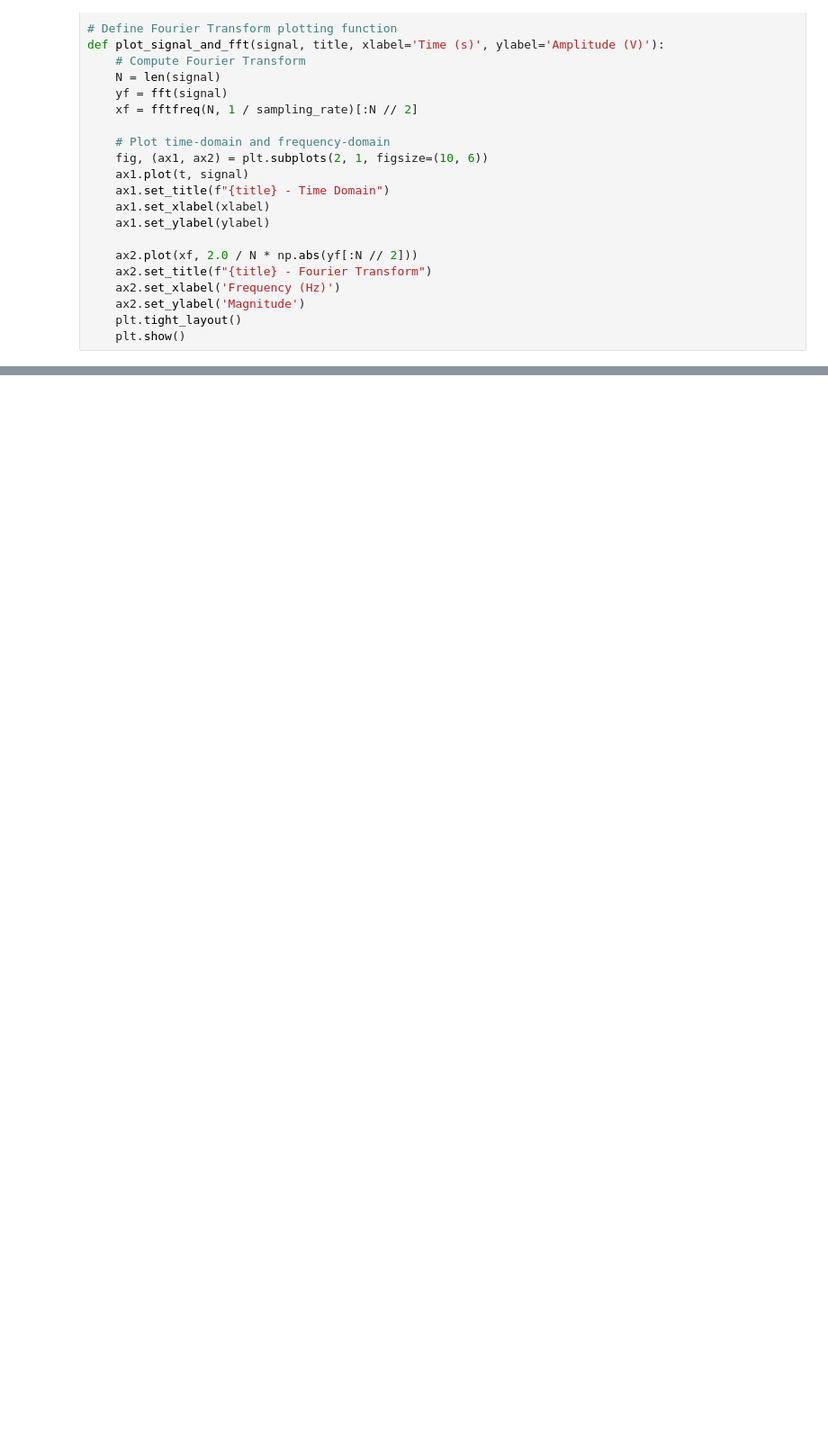
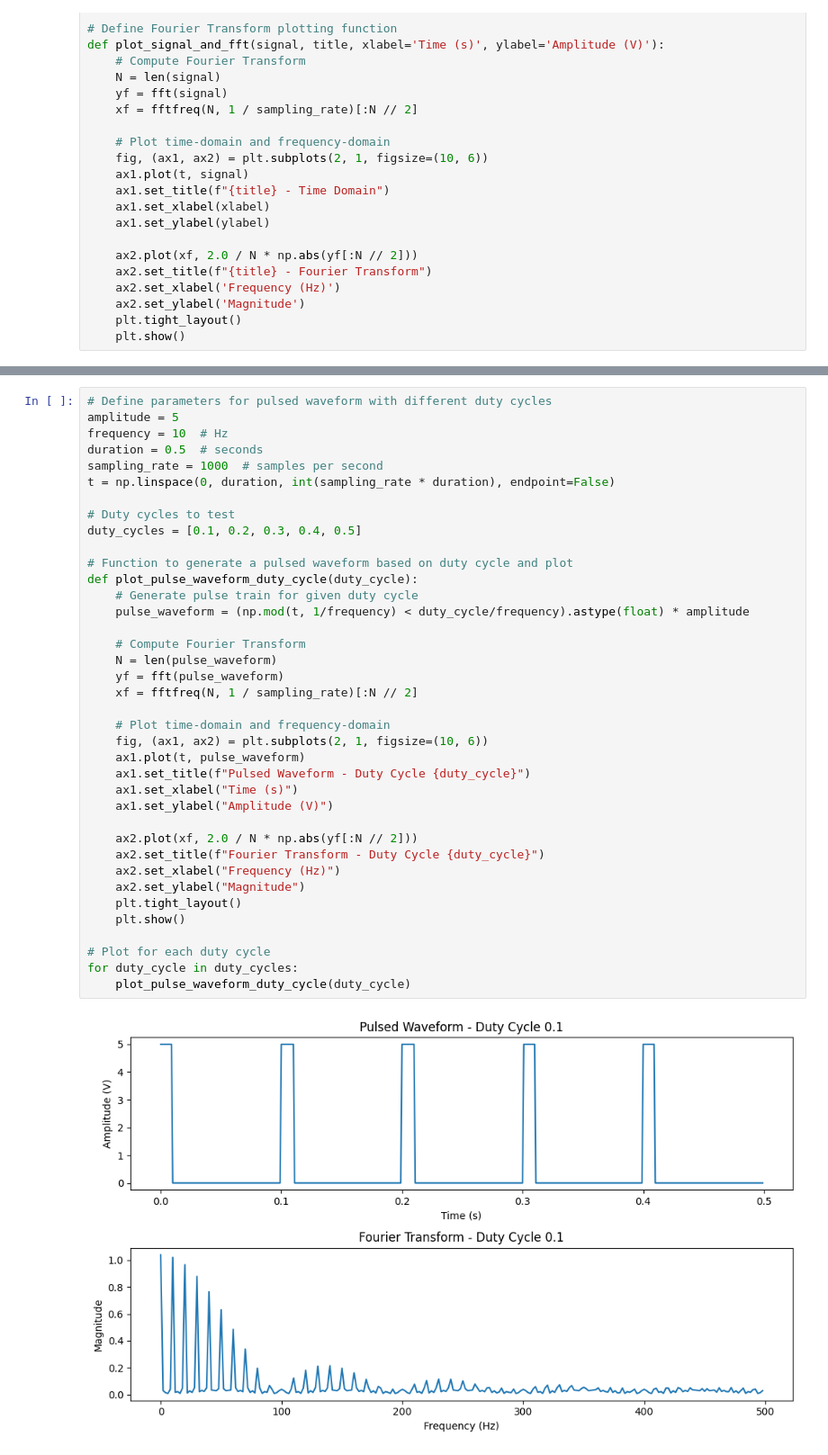
Before and after one commit to SCHAB2210/Assignments_MAS512, a Jupyter notebook: Assignment2_gr2.ipynb, the cells around one changed output, grey strips where cells are left out. Shown: that part at 90% size. Cells and saved outputs as stored; diff of their text form; blank space fills up the shorter version.

```diff
--- a/Assignment2_gr2.ipynb
+++ b/Assignment2_gr2.ipynb
@@ -57,0 +82,40 @@ plot_signal_and_fft(chirp_signal, "Chirp Signal")
+# %%
+# Define parameters for pulsed waveform with different duty cycles
+amplitude = 5
+frequency = 10  # Hz
+duration = 0.5  # seconds
+sampling_rate = 1000  # samples per second
+t = np.linspace(0, duration, int(sampling_rate * duration), endpoint=False)
+
+# Duty cycles to test
+duty_cycles = [0.1, 0.2, 0.3, 0.4, 0.5]
+
+# Function to generate a pulsed waveform based on duty cycle and plot
+def plot_pulse_waveform_duty_cycle(duty_cycle):
+    # Generate pulse train for given duty cycle
+    pulse_waveform = (np.mod(t, 1/frequency) < duty_cycle/frequency).astype(float) * amplitude
+
+    # Compute Fourier Transform
+    N = len(pulse_waveform)
+    yf = fft(pulse_waveform)
+    xf = fftfreq(N, 1 / sampling_rate)[:N // 2]
+
+    # Plot time-domain and frequency-domain
+    fig, (ax1, ax2) = plt.subplots(2, 1, figsize=(10, 6))
+    ax1.plot(t, pulse_waveform)
+    ax1.set_title(f"Pulsed Waveform - Duty Cycle {duty_cycle}")
+    ax1.set_xlabel("Time (s)")
+    ax1.set_ylabel("Amplitude (V)")
+
+    ax2.plot(xf, 2.0 / N * np.abs(yf[:N // 2]))
+    ax2.set_title(f"Fourier Transform - Duty Cycle {duty_cycle}")
+    ax2.set_xlabel("Frequency (Hz)")
+    ax2.set_ylabel("Magnitude")
+    plt.tight_layout()
+    plt.show()
+
+# Plot for each duty cycle
+for duty_cycle in duty_cycles:
+    plot_pulse_waveform_duty_cycle(duty_cycle)
+# %% [output]
+[figure, added]
```
Also changed, not shown: parts of 11 cells of this notebook, 5 other files.
